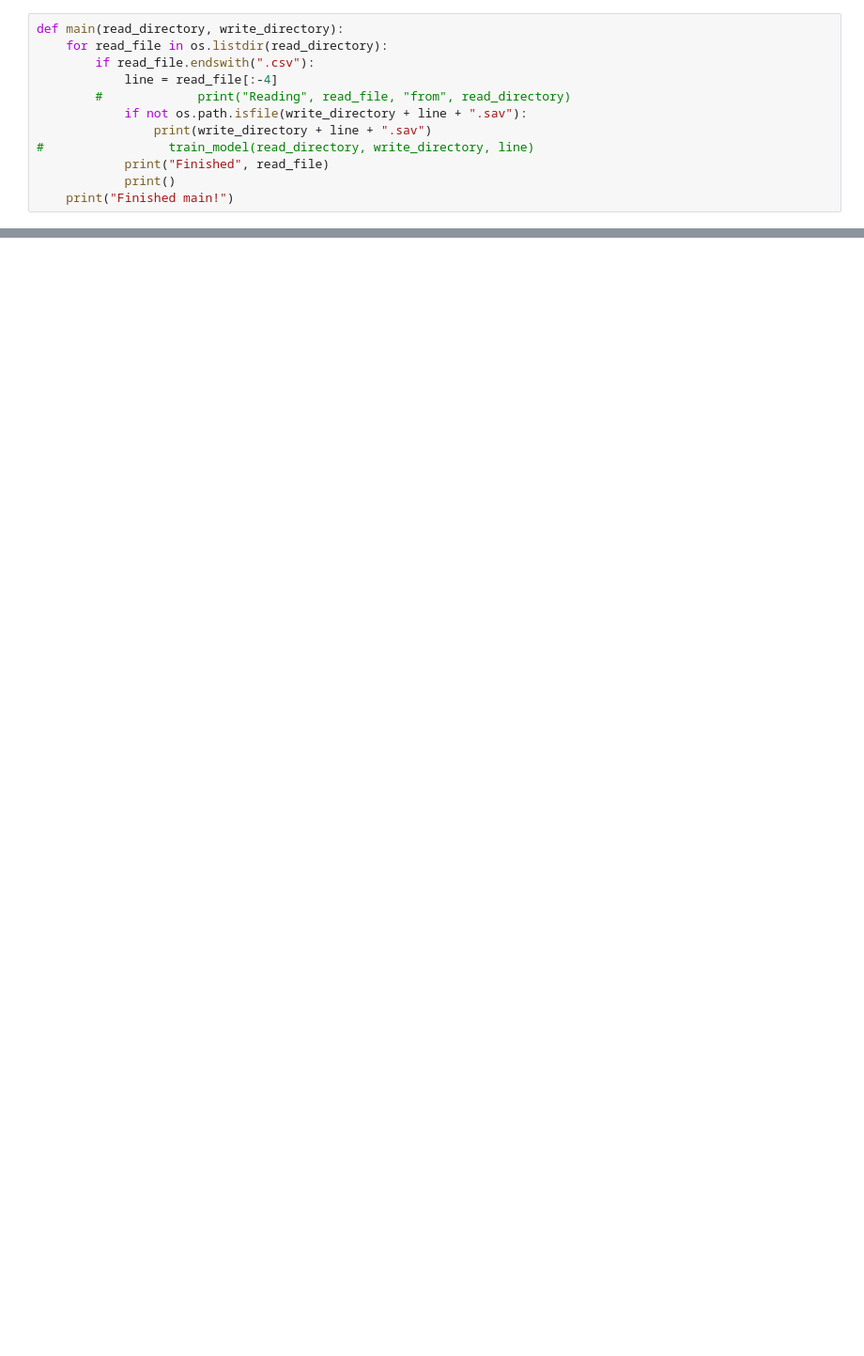
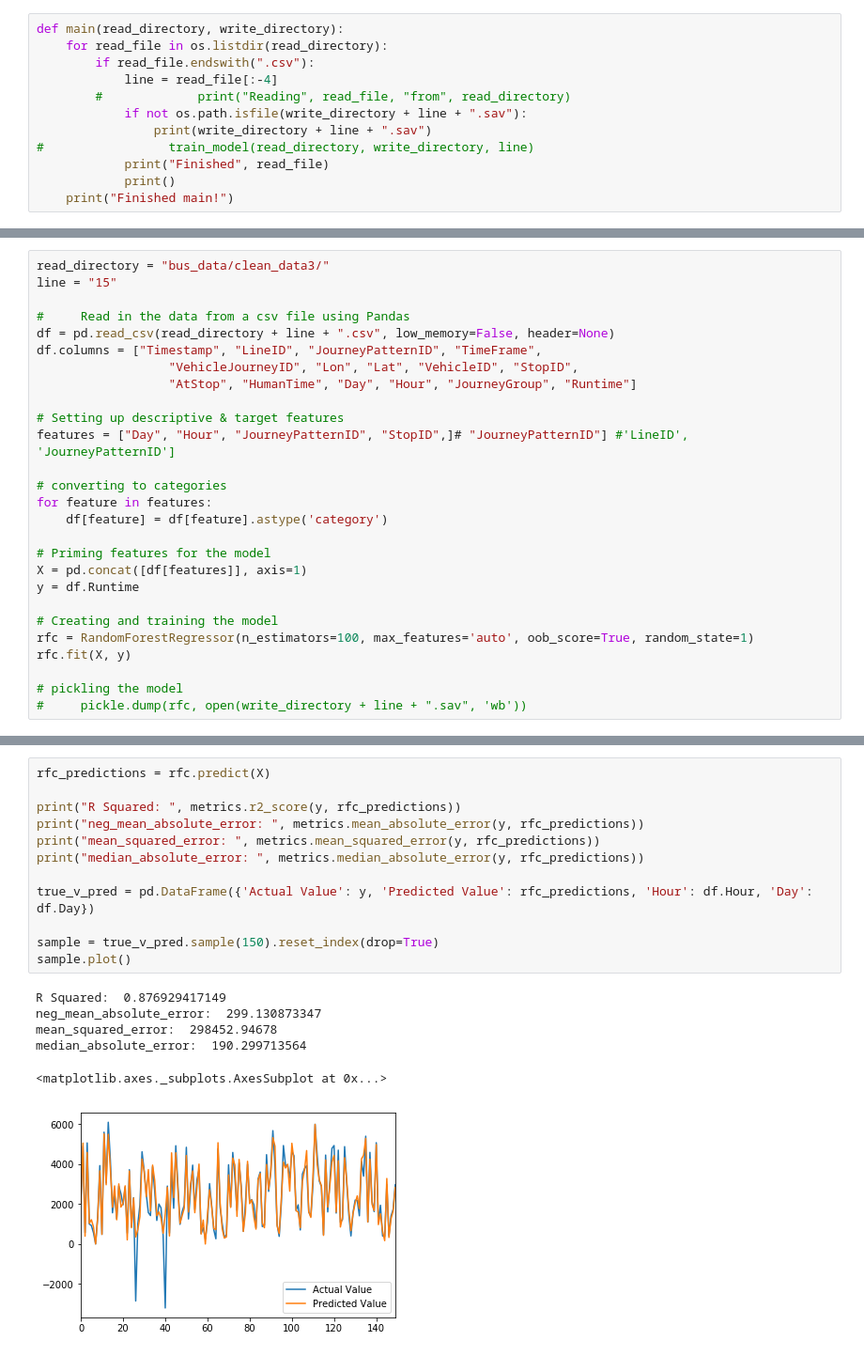
Before and after one commit to brokenloop/Research_practicum_2017, a Jupyter notebook: Data Analysis/Daniel/Random Forest Regression (all lines) 2.ipynb, the cells around one changed output, grey strips where cells are left out. Shown at 94% size. Drawn from its saved outputs; the diff is of its cells as text; blank space fills up the shorter version.

Commit message:
Got random forest model working, tested accuracy

```diff
--- a/Data Analysis/Daniel/Random Forest Regression (all lines) 2.ipynb
+++ b/Data Analysis/Daniel/Random Forest Regression (all lines) 2.ipynb
@@ -83,0 +66,27 @@ Finished main!
+# %%
+read_directory = "bus_data/clean_data3/"
+line = "15"
+
+#     Read in the data from a csv file using Pandas
+df = pd.read_csv(read_directory + line + ".csv", low_memory=False, header=None)
+df.columns = ["Timestamp", "LineID", "JourneyPatternID", "TimeFrame",
+                  "VehicleJourneyID", "Lon", "Lat", "VehicleID", "StopID",
+                  "AtStop", "HumanTime", "Day", "Hour", "JourneyGroup", "Runtime"]
+
+# Setting up descriptive & target features
+features = ["Day", "Hour", "JourneyPatternID", "StopID",]# "JourneyPatternID"] #'LineID', 'JourneyPatternID']
+
+# converting to categories
+for feature in features:
+    df[feature] = df[feature].astype('category')
+
+# Priming features for the model
+X = pd.concat([df[features]], axis=1)
+y = df.Runtime
+
+# Creating and training the model
+rfc = RandomForestRegressor(n_estimators=100, max_features='auto', oob_score=True, random_state=1)
+rfc.fit(X, y)
+
+# pickling the model
+#     pickle.dump(rfc, open(write_directory + line + ".sav", 'wb'))
@@ -83,0 +112,19 @@ Finished main!
+# %%
+rfc_predictions = rfc.predict(X)
+
+print("R Squared: ", metrics.r2_score(y, rfc_predictions))
+print("neg_mean_absolute_error: ", metrics.mean_absolute_error(y, rfc_predictions))
+print("mean_squared_error: ", metrics.mean_squared_error(y, rfc_predictions))
+print("median_absolute_error: ", metrics.median_absolute_error(y, rfc_predictions))
+
+true_v_pred = pd.DataFrame({'Actual Value': y, 'Predicted Value': rfc_predictions, 'Hour': df.Hour, 'Day': df.Day})
+
+sample = true_v_pred.sample(150).reset_index(drop=True)
+sample.plot()
+# %% [output]
+R Squared:  0.876929417149
+neg_mean_absolute_error:  299.130873347
+mean_squared_error:  298452.94678
+median_absolute_error:  190.299713564
+<matplotlib.axes._subplots.AxesSubplot at 0x...>
+[figure, added]
```
Also changed, not shown: parts of 10 cells of this notebook.
